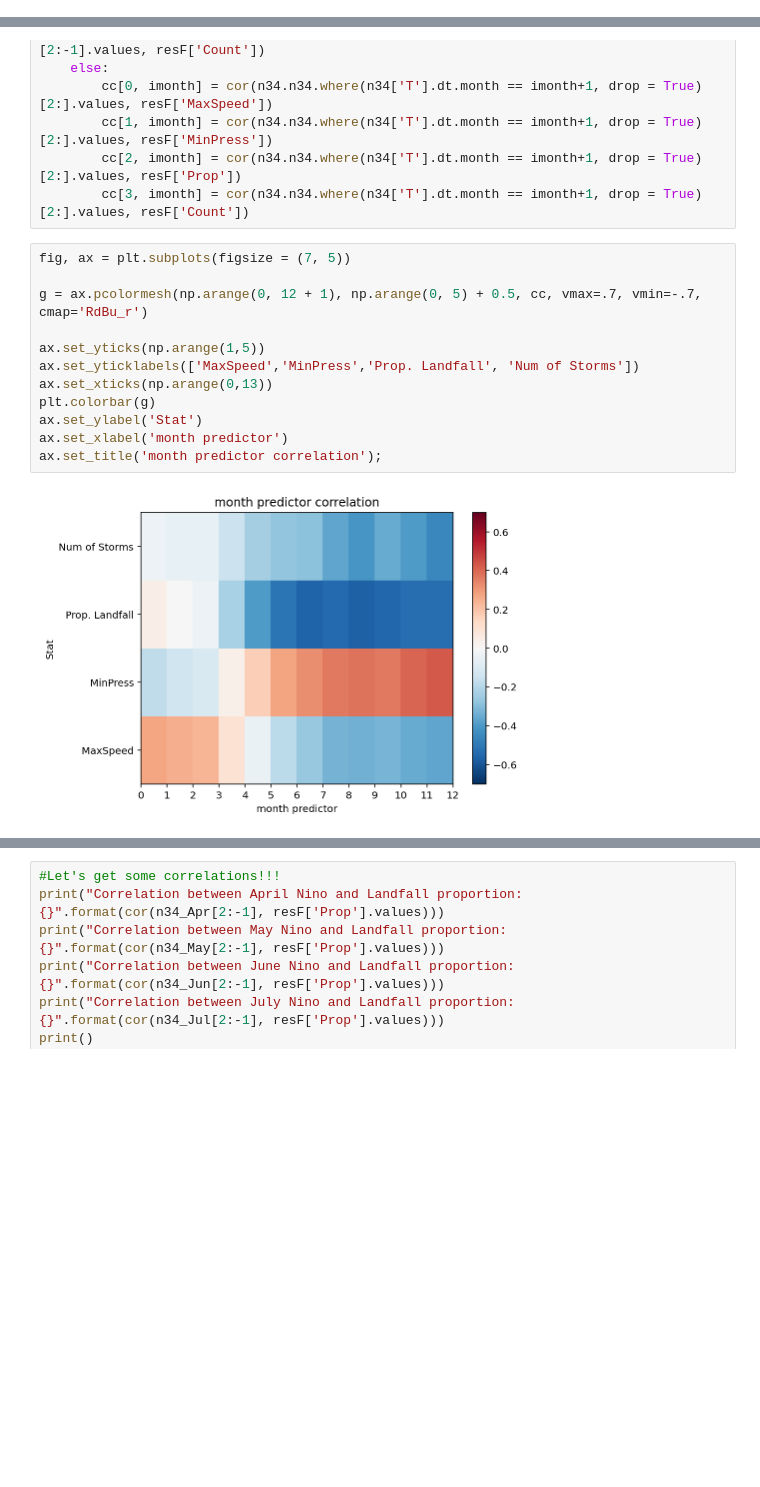
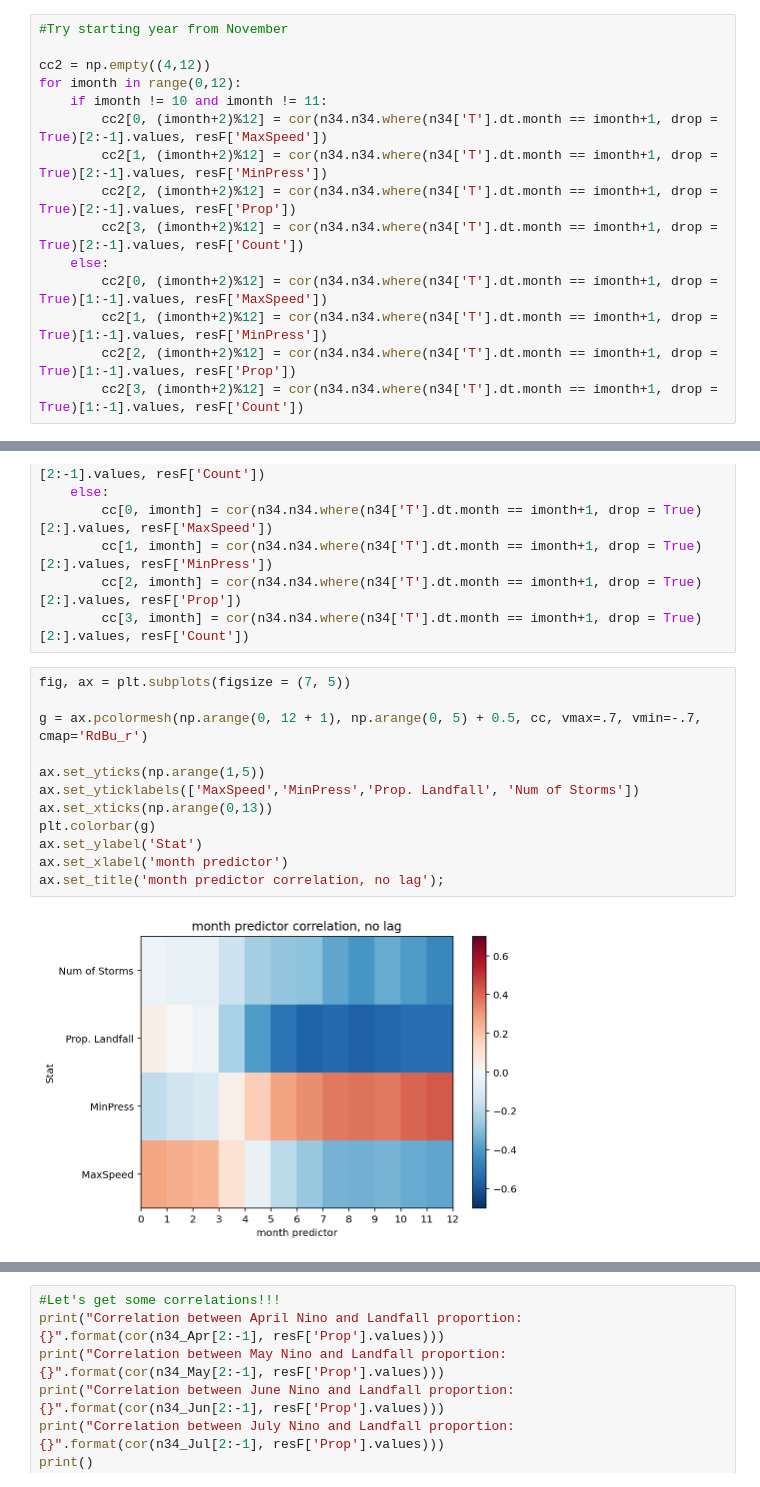
Before and after one commit to mdonahue263/apma4990-mad2311, a Jupyter notebook: workingWithData.ipynb, the cells around one changed output, grey strips where cells are left out. Cells and saved outputs as stored; diff of their text form; blank space fills up the shorter version.

```diff
--- a/workingWithData.ipynb
+++ b/workingWithData.ipynb
@@ -265,3 +265,18 @@ n34_Sep = n34.n34.where(n34['T'].dt.month == Sep, drop = True)
 n34_Oct = n34.n34.where(n34['T'].dt.month == Oct, drop = True)
 n34_Nov = n34.n34.where(n34['T'].dt.month == Nov, drop = True)
 n34_Dec = n34.n34.where(n34['T'].dt.month == Dec, drop = True)
+# %%
+#Try starting year from November
+
+cc2 = np.empty((4,12))
+for imonth in range(0,12):
+    if imonth != 10 and imonth != 11:
+        cc2[0, (imonth+2)%12] = cor(n34.n34.where(n34['T'].dt.month == imonth+1, drop = True)[2:-1].values, resF['MaxSpeed'])
+        cc2[1, (imonth+2)%12] = cor(n34.n34.where(n34['T'].dt.month == imonth+1, drop = True)[2:-1].values, resF['MinPress'])
+        cc2[2, (imonth+2)%12] = cor(n34.n34.where(n34['T'].dt.month == imonth+1, drop = True)[2:-1].values, resF['Prop'])
+        cc2[3, (imonth+2)%12] = cor(n34.n34.where(n34['T'].dt.month == imonth+1, drop = True)[2:-1].values, resF['Count'])
+    else:
+        cc2[0, (imonth+2)%12] = cor(n34.n34.where(n34['T'].dt.month == imonth+1, drop = True)[1:-1].values, resF['MaxSpeed'])
+        cc2[1, (imonth+2)%12] = cor(n34.n34.where(n34['T'].dt.month == imonth+1, drop = True)[1:-1].values, resF['MinPress'])
+        cc2[2, (imonth+2)%12] = cor(n34.n34.where(n34['T'].dt.month == imonth+1, drop = True)[1:-1].values, resF['Prop'])
+        cc2[3, (imonth+2)%12] = cor(n34.n34.where(n34['T'].dt.month == imonth+1, drop = True)[1:-1].values, resF['Count'])
@@ -281,14 +310,14 @@ for imonth in range(0,12):
 # %%
 fig, ax = plt.subplots(figsize = (7, 5))
 
 g = ax.pcolormesh(np.arange(0, 12 + 1), np.arange(0, 5) + 0.5, cc, vmax=.7, vmin=-.7, cmap='RdBu_r')
 
 ax.set_yticks(np.arange(1,5))
 ax.set_yticklabels(['MaxSpeed','MinPress','Prop. Landfall', 'Num of Storms'])
 ax.set_xticks(np.arange(0,13))
 plt.colorbar(g)
 ax.set_ylabel('Stat')
 ax.set_xlabel('month predictor')
-ax.set_title('month predictor correlation');
+ax.set_title('month predictor correlation, no lag');
 # %% [output]
-[figure, old version]
+[figure, new version]
```
Also changed, not shown: parts of 14 cells of this notebook.
